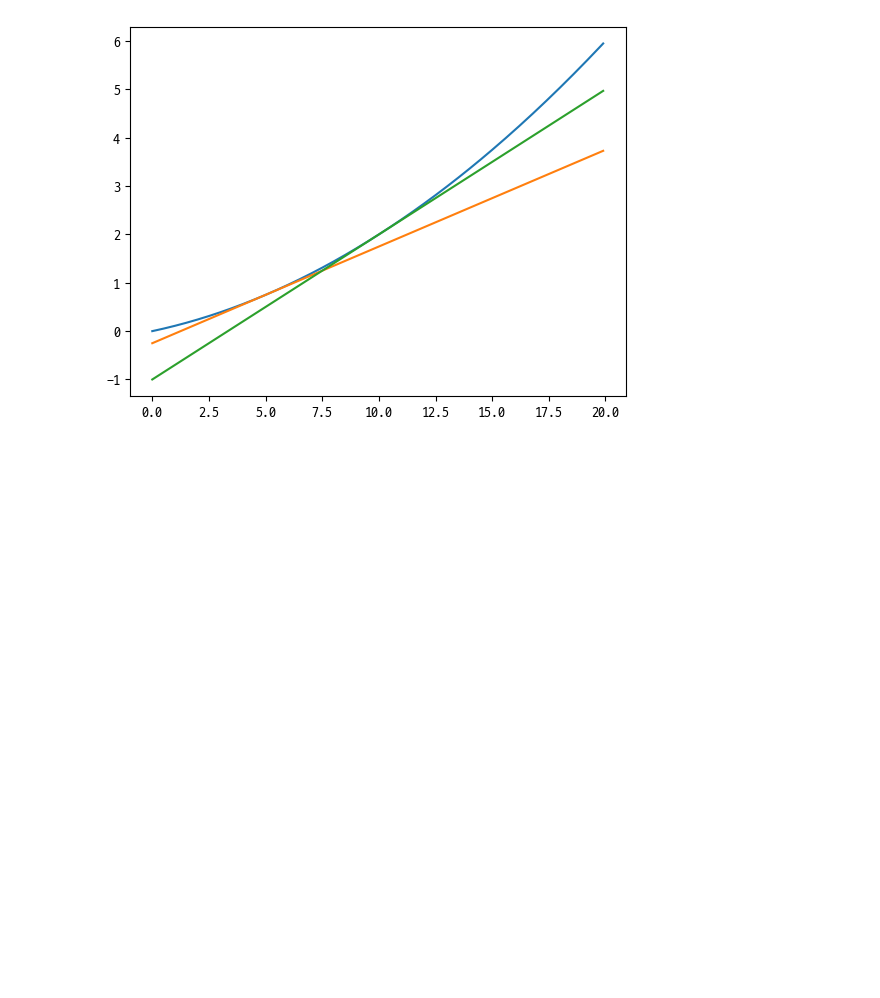
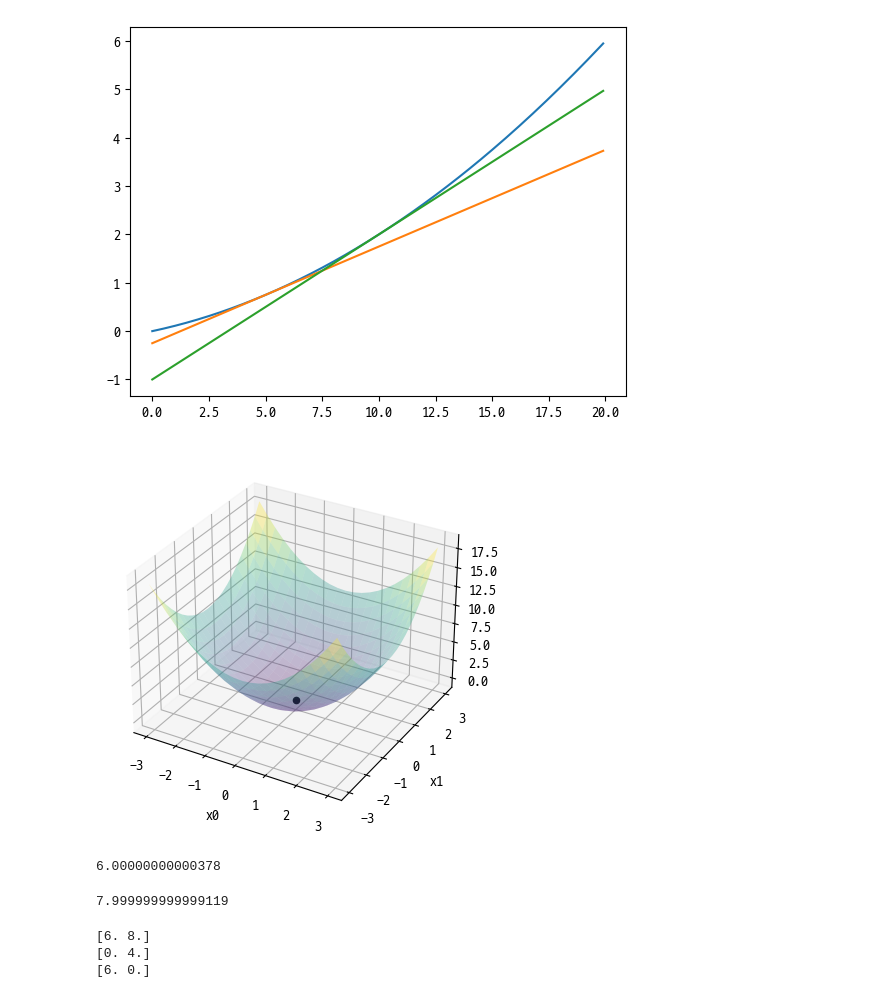
Before and after one commit to AnMyeongGyu/deep_learning_from_scratch, a Jupyter notebook: Chp4.ipynb, the cells around one changed output. Drawn from its saved outputs; the diff is of its cells as text; code cells hidden in the pictures; blank space fills up the shorter version.

```diff
--- a/Chp4.ipynb
+++ b/Chp4.ipynb
@@ -149,3 +149,50 @@ plt.plot(x, y2)
 plt.plot(x, y3);
 # %% [output]
 [figure]
+# %%
+# x0^2 + x1^2 graph
+import numpy as np
+import matplotlib.pyplot as plt
+from mpl_toolkits.mplot3d import Axes3D
+
+def f(x0, x1):
+    return x0**2 + x1**2
+
+# data
+x0 = np.linspace(3, -3, 23)
+x1 = np.linspace(3, -3, 23)
+x0, x1 = np.meshgrid(x0, x1)
+y = f(x0, x1)
+
+# generate 3D graph
+fig = plt.figure()
+ax = fig.add_subplot(111, projection='3d')
+ax.plot_surface(x0, x1, y, cmap = 'viridis', alpha = 0.3)
+
+# x0=0, x1=0 point
+ax.scatter(0, 0, f(0, 0), color='black', label='Point (0, 0)')
+
+ax.set_xlabel('x0')
+ax.set_ylabel('x1');
+# %% [output]
+[figure, added]
+# %%
+# partial derivative example
+def function_2(x):
+    return x[0]**2 + x[1] ** 2
+
+# x0 = 3, x1 = 4 partial derivative to x0
+def function_tmp1(x0):
+    return x0 * x0 + 4.0 **2
+
+good_numerical_diff(function_tmp1, 3.0)
+# %% [output]
+6.00000000000378
+# %%
+# x0 = 3, x1 = 4 partial derivative to x1
+def function_tmp2(x1):
+    return 3.0 ** 2.0 + x1 * x1
+
+good_numerical_diff(function_tmp2, 4.0)
+# %% [output]
+7.999999999999119
@@ -151,0 +218,8 @@ plt.plot(x, y3);
+# %%
+print(numerical_gradient(function_2, np.array([3.0, 4.0])))
+print(numerical_gradient(function_2, np.array([0.0, 2.0])))
+print(numerical_gradient(function_2, np.array([3.0, 0.0])))
+# %% [output]
+[6. 8.]
+[0. 4.]
+[6. 0.]
```
Also changed, not shown: parts of 4 cells of this notebook, 1 other file.
